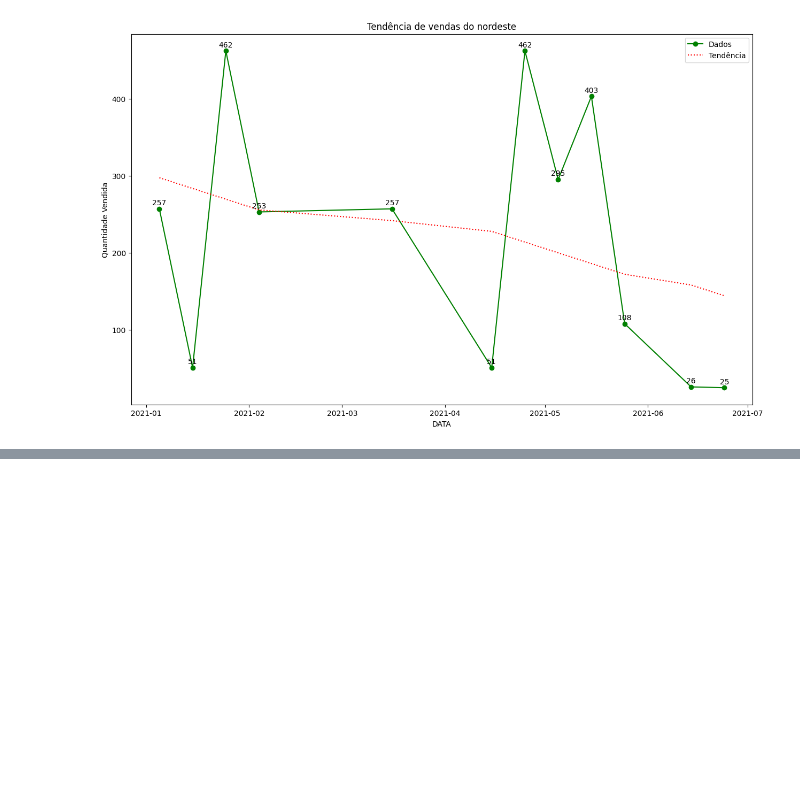
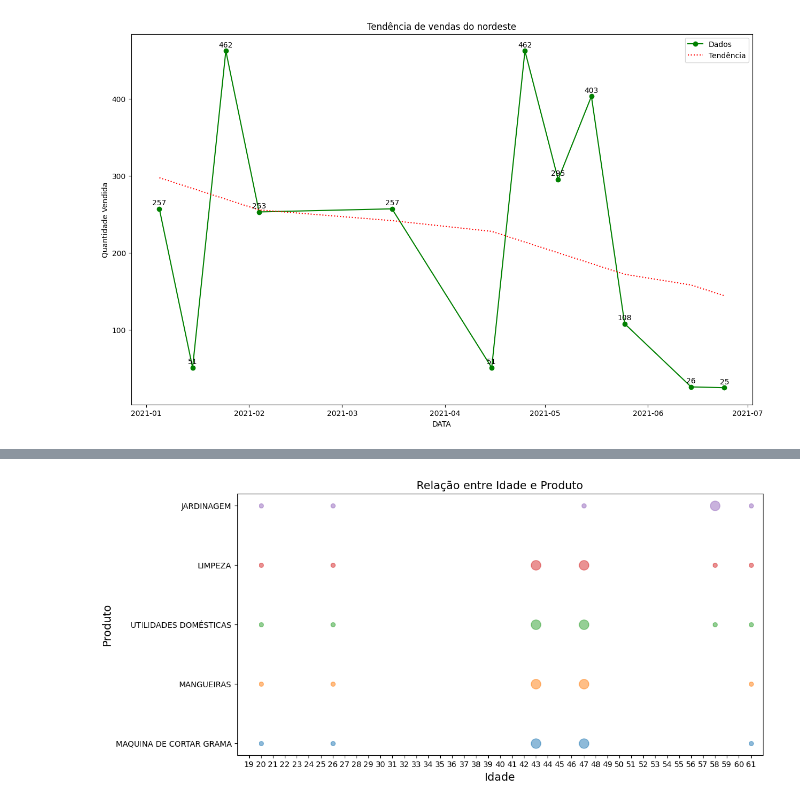
Before and after one commit to Gaba034/desafio-data-analytics, a Jupyter notebook: main.ipynb, the cells around one changed output, grey strips where cells are left out. Saved outputs shown, nothing was run; the diff lists cells and outputs as text; code cells hidden in the pictures; blank space fills up the shorter version.

Commit message:
Adding the table & graph for age & product bought

```diff
--- a/main.ipynb
+++ b/main.ipynb
@@ -357,0 +360,5 @@ plot_trend_northeast(df_trend_northeast)
+# %%
+age_product_df = sales_df[['IDADE','PRODUTO']]
+age_product_df = age_product_df.copy()  # Cria uma cópia do DataFrame age_product_df
+age_product_df.loc[:, 'PRODUTO'] = age_product_df['PRODUTO'].replace(products_df.set_index('PRODUTO')['CATEGORIA'])
+age_product_df
@@ -357,0 +383,25 @@ plot_trend_northeast(df_trend_northeast)
+# %%
+fig, ax = plt.subplots(figsize=(12, 6))
+
+categories = age_product_df['PRODUTO'].unique()
+colors = plt.cm.tab10(range(len(categories)))
+
+for i, category in enumerate(categories):
+    subset = age_product_df[age_product_df['PRODUTO'] == category]
+    unique_ages = subset['IDADE'].unique()
+    for age in unique_ages:
+        same_age_subset = subset[subset['IDADE'] == age]
+        size = 150 if len(same_age_subset) > 1 else 30
+        ax.scatter(age, category, color=colors[i], label=category, alpha=0.5, s=size)
+
+ax.set_ylabel('Produto', fontsize=14)
+ax.set_title('Relação entre Idade e Produto', fontsize=14)
+
+# Ajustar o eixo X
+ax.set_xlabel('Idade', fontsize=14)
+ax.set_xlim(age_product_df['IDADE'].min() - 2, age_product_df['IDADE'].max() + 1)
+ax.set_xticks(range(int(age_product_df['IDADE'].min() - 1), int(age_product_df['IDADE'].max() + 1), 1))
+
+plt.show()
+# %% [output]
+[figure, added]
```
Also changed, not shown: parts of 2 cells of this notebook.
